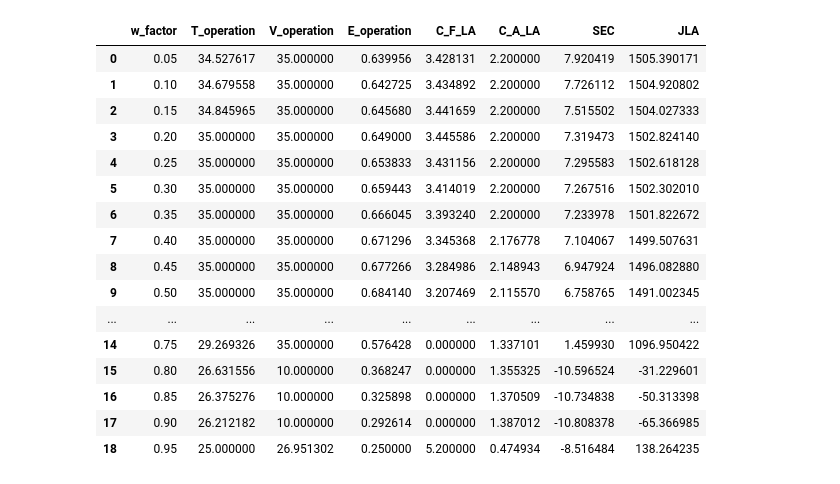
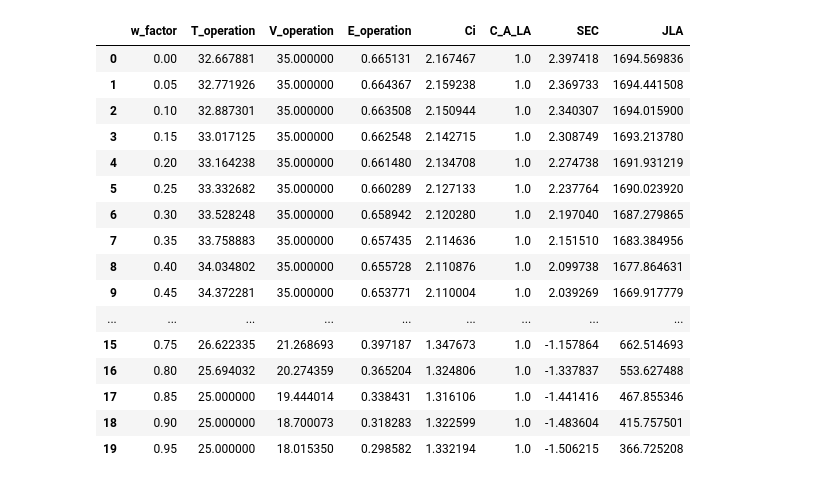
Before and after one commit to 100sjun/repos_python, a Jupyter notebook: Project/BMED/Bayesian Optimization_BMED.ipynb, the cells around one changed output. Drawn from its saved outputs; the diff is of its cells as text; code cells hidden in the pictures.

```diff
--- a/Project/BMED/Bayesian Optimization_BMED.ipynb
+++ b/Project/BMED/Bayesian Optimization_BMED.ipynb
@@ -43,0 +38,14 @@ Y = CVs.values
+# %%
+# Delclarate the dataframe
+df_MB_columns = ['T_operation','V_operation','E_operation','t_operation2','C_i','C_F_LA','C_A_LA','C_B_LA','V_F','V_A','V_B']
+df_MB = raw_Data[df_MB_columns]
+df_MB2 = df_MB.copy()
+df_MB2['dCF'], df_MB2['dCA'], df_MB2['dCB'] = df_MB['C_i'] - df_MB['C_F_LA'], df_MB['C_A_LA'], df_MB['C_B_LA']
+df_MB2['dVF'], df_MB2['dVA'], df_MB2['dVB'] = df_MB['V_F'] - 1, df_MB['V_A'] - 1, df_MB['V_B'] - 2
+
+# Data Set declaration
+X = df_MB2[['T_operation','V_operation','E_operation','t_operation2','C_i']].values
+Y = df_MB2[['dCF','dCA','dCB','dVF','dVA','dVB']].values
+
+# Data split
+X_train, X_test, Y_train, Y_test = train_test_split(X, Y, test_size = 0.2, random_state=42)
@@ -124,7 +341,7 @@ def plot(X, y, model):
     # show the plot
     plt.show()
 # %%
-T, V, E, FLA, ALA = [i[0] for i in X], [i[1] for i in X], [i[2] for i in X], [i[3] for i in X], [i[4] for i in X]
+T, V, E, Ci, ALA = [i[0] for i in X], [i[1] for i in X], [i[2] for i in X], [i[3] for i in X], [i[4] for i in X]
 SEC, JLA = [i[0] for i in Y], [i[1] for i in Y]
 
 # Z-score normalization
@@ -132,7 +349,7 @@ zX = list(range(len(X)))
 zY = list(range(len(Y)))
 
 for i in range(len(zX)):
-    iX = [(T[i]-np.average(T))/np.std(T),(V[i]-np.average(V))/np.std(V),(E[i]-np.average(E))/np.std(E),(FLA[i]-np.average(FLA))/np.std(FLA),(ALA[i]-np.average(ALA))/np.std(ALA)]
+    iX = [(T[i]-np.average(T))/np.std(T),(V[i]-np.average(V))/np.std(V),(E[i]-np.average(E))/np.std(E),(Ci[i]-np.average(Ci))/np.std(Ci),(ALA[i]-np.average(ALA))/np.std(ALA)]
     iY = [(SEC[i]-np.average(SEC))/np.std(SEC),(JLA[i]-np.average(JLA))/np.std(JLA)]
     zX[i], zY[i] = iX, iY
 zX, zY = np.asarray(zX), np.asarray(zY)
@@ -142,7 +359,7 @@ mX = list(range(len(X)))
 mY = list(range(len(Y)))
 
 for i in range(len(mX)):
-    iX = [(T[i]-np.min(T))/(np.max(T)-np.min(T)),(V[i]-np.min(V))/(np.max(V)-np.min(V)),(E[i]-np.min(E))/(np.max(E)-np.min(E)),(FLA[i]-np.min(FLA))/(np.max(FLA)-np.min(FLA)),(ALA[i]-np.min(ALA))/(np.max(ALA)-np.min(ALA))]
+    iX = [(T[i]-np.min(T))/(np.max(T)-np.min(T)),(V[i]-np.min(V))/(np.max(V)-np.min(V)),(E[i]-np.min(E))/(np.max(E)-np.min(E)),(Ci[i]-np.min(Ci))/(np.max(Ci)-np.min(Ci)),(ALA[i]-np.min(ALA))/(np.max(ALA)-np.min(ALA))]
     iY = [(SEC[i]-np.min(SEC))/(np.max(SEC)-np.min(SEC)),(JLA[i]-np.min(JLA))/(np.max(JLA)-np.min(JLA))]
     mX[i], mY[i] = iX, iY
 mX, mY = np.asarray(mX), np.asarray(mY)
@@ -186,7 +403,7 @@ for i in range(len(rs_number)):
 
         return sum(mse_scores_1) / len(mse_scores_1)
 
-    res1 = minimize(alpha_GP1_opt,alp[0],bounds=[(1e-5,10)])
+    res1 = minimize(alpha_GP1_opt,alp[0],bounds=[(1e-10,10)])
     alpha1.append(res1.x)
     fun1.append(res1.fun)
 
@@ -210,7 +427,7 @@ for i in range(len(rs_number)):
         return sum(mse_scores_2) / len(mse_scores_2)
 
 
-    res2 = minimize(alpha_GP2_opt,alp[1],bounds=[(1e-5,10)])
+    res2 = minimize(alpha_GP2_opt,alp[1],bounds=[(1e-10,10)])
     alpha2.append(res2.x)
     fun2.append(res2.fun)
 
@@ -279,17 +496,18 @@ r2_1:0.5387297565959341, r2_2:0.9146400961495481
 # %%
 def func_maximize(x,w):
-    rx = [(x[0]-np.min(T))/(np.max(T)-np.min(T)),(x[1]-np.min(V))/(np.max(V)-np.min(V)),(x[2]-np.min(E))/(np.max(E)-np.min(E)),(x[3]-np.min(FLA))/(np.max(FLA)-np.min(FLA)),(x[4]-np.min(ALA))/(np.max(ALA)-np.min(ALA))]
+    x4 = x[3] * x[4]
+    rx = [(x[0]-np.min(T))/(np.max(T)-np.min(T)),(x[1]-np.min(V))/(np.max(V)-np.min(V)),(x[2]-np.min(E))/(np.max(E)-np.min(E)),(x[3]-np.min(Ci))/(np.max(Ci)-np.min(Ci)),(x4-np.min(ALA))/(np.max(ALA)-np.min(ALA))]
     yhat1 = GPR1.predict([rx], return_std=False)
     yhat2 = GPR2.predict([rx], return_std=False)
     return w*yhat1 + (1-w)*(1-yhat2)
 
 
-w0 = np.arange(0.05,1,0.05)
+w0 = np.arange(0,1,0.05)
 sol = []
 
 for i in w0:
-    x0 = [30, 22.5, 0.625, 2.6, 1.1]
-    bounds = [(25,35),(10,35),(0.25,1),(0,5.2),(0,2.2)]
+    x0 = [30, 22.5, 0.625, 3, 0.5]
+    bounds = [(25,35),(10,35),(0.25,1),(0,3.5),(0,1)]
 
     res = minimize(func_maximize,x0,bounds=bounds,args=(i))
     sol.append(res.x)
@@ -300,6 +518,7 @@ print(sol)
 # %%
-def func_calc(x,w):
-    rx = [(x[0]-np.min(T))/(np.max(T)-np.min(T)),(x[1]-np.min(V))/(np.max(V)-np.min(V)),(x[2]-np.min(E))/(np.max(E)-np.min(E)),(x[3]-np.min(FLA))/(np.max(FLA)-np.min(FLA)),(x[4]-np.min(ALA))/(np.max(ALA)-np.min(ALA))]
+def func_calc(x):
+    x4 = x[3] * x[4]
+    rx = [(x[0]-np.min(T))/(np.max(T)-np.min(T)),(x[1]-np.min(V))/(np.max(V)-np.min(V)),(x[2]-np.min(E))/(np.max(E)-np.min(E)),(x[3]-np.min(Ci))/(np.max(Ci)-np.min(Ci)),(x4-np.min(ALA))/(np.max(ALA)-np.min(ALA))]
     yhat1 = GPR1.predict([rx], return_std=False)
     yhat2 = GPR2.predict([rx], return_std=False)
 
@@ -349,38 +568,38 @@ plt.show()
 # %%
 solution = np.asarray(sol)
 rdf = pd.DataFrame(solution)
 
-rdf.columns = ['T_operation','V_operation','E_operation','C_F_LA','C_A_LA']
+rdf.columns = ['T_operation','V_operation','E_operation','Ci','C_A_LA']
 rdf['w_factor'] = w0
-new_columns = ['w_factor','T_operation','V_operation','E_operation','C_F_LA','C_A_LA']
+new_columns = ['w_factor','T_operation','V_operation','E_operation','Ci','C_A_LA']
 rdf2 = rdf[new_columns]
 
 ans_SEC = np.zeros(len(w0))
 ans_JLA = np.zeros(len(w0))
 
 for i in range(len(w0)):
-    ans = func_calc(sol[i],w0[i])
+    ans = func_calc(sol[i])
     ans_SEC[i] = ans[0][0]
     ans_JLA[i] = ans[1][0]
 rdf3 = rdf2.copy()
 rdf3['SEC'] = np.array(ans_SEC)
 rdf3['JLA'] = np.array(ans_JLA)
 display(rdf3)
 # %% [output]
-|  | w_factor | T_operation | V_operation | E_operation | C_F_LA | C_A_LA | SEC | JLA |
-| 0 | 0.05 | 34.527617 | 35.000000 | 0.639956 | 3.428131 | 2.200000 | 7.920419 | 1505.390171 |
-| 1 | 0.10 | 34.679558 | 35.000000 | 0.642725 | 3.434892 | 2.200000 | 7.726112 | 1504.920802 |
-| 2 | 0.15 | 34.845965 | 35.000000 | 0.645680 | 3.441659 | 2.200000 | 7.515502 | 1504.027333 |
-| 3 | 0.20 | 35.000000 | 35.000000 | 0.649000 | 3.445586 | 2.200000 | 7.319473 | 1502.824140 |
-| 4 | 0.25 | 35.000000 | 35.000000 | 0.653833 | 3.431156 | 2.200000 | 7.295583 | 1502.618128 |
-| 5 | 0.30 | 35.000000 | 35.000000 | 0.659443 | 3.414019 | 2.200000 | 7.267516 | 1502.302010 |
-| 6 | 0.35 | 35.000000 | 35.000000 | 0.666045 | 3.393240 | 2.200000 | 7.233978 | 1501.822672 |
-| 7 | 0.40 | 35.000000 | 35.000000 | 0.671296 | 3.345368 | 2.176778 | 7.104067 | 1499.507631 |
-| 8 | 0.45 | 35.000000 | 35.000000 | 0.677266 | 3.284986 | 2.148943 | 6.947924 | 1496.082880 |
-| 9 | 0.50 | 35.000000 | 35.000000 | 0.684140 | 3.207469 | 2.115570 | 6.758765 | 1491.002345 |
+|  | w_factor | T_operation | V_operation | E_operation | Ci | C_A_LA | SEC | JLA |
+| 0 | 0.00 | 32.667881 | 35.000000 | 0.665131 | 2.167467 | 1.0 | 2.397418 | 1694.569836 |
+| 1 | 0.05 | 32.771926 | 35.000000 | 0.664367 | 2.159238 | 1.0 | 2.369733 | 1694.441508 |
+| 2 | 0.10 | 32.887301 | 35.000000 | 0.663508 | 2.150944 | 1.0 | 2.340307 | 1694.015900 |
+| 3 | 0.15 | 33.017125 | 35.000000 | 0.662548 | 2.142715 | 1.0 | 2.308749 | 1693.213780 |
+| 4 | 0.20 | 33.164238 | 35.000000 | 0.661480 | 2.134708 | 1.0 | 2.274738 | 1691.931219 |
+| 5 | 0.25 | 33.332682 | 35.000000 | 0.660289 | 2.127133 | 1.0 | 2.237764 | 1690.023920 |
+| 6 | 0.30 | 33.528248 | 35.000000 | 0.658942 | 2.120280 | 1.0 | 2.197040 | 1687.279865 |
+| 7 | 0.35 | 33.758883 | 35.000000 | 0.657435 | 2.114636 | 1.0 | 2.151510 | 1683.384956 |
+| 8 | 0.40 | 34.034802 | 35.000000 | 0.655728 | 2.110876 | 1.0 | 2.099738 | 1677.864631 |
+| 9 | 0.45 | 34.372281 | 35.000000 | 0.653771 | 2.110004 | 1.0 | 2.039269 | 1669.917779 |
 | ... | ... | ... | ... | ... | ... | ... | ... | ... |
-| 14 | 0.75 | 29.269326 | 35.000000 | 0.576428 | 0.000000 | 1.337101 | 1.459930 | 1096.950422 |
-| 15 | 0.80 | 26.631556 | 10.000000 | 0.368247 | 0.000000 | 1.355325 | -10.596524 | -31.229601 |
-| 16 | 0.85 | 26.375276 | 10.000000 | 0.325898 | 0.000000 | 1.370509 | -10.734838 | -50.313398 |
-| 17 | 0.90 | 26.212182 | 10.000000 | 0.292614 | 0.000000 | 1.387012 | -10.808378 | -65.366985 |
-| 18 | 0.95 | 25.000000 | 26.951302 | 0.250000 | 5.200000 | 0.474934 | -8.516484 | 138.264235 |
+| 15 | 0.75 | 26.622335 | 21.268693 | 0.397187 | 1.347673 | 1.0 | -1.157864 | 662.514693 |
+| 16 | 0.80 | 25.694032 | 20.274359 | 0.365204 | 1.324806 | 1.0 | -1.337837 | 553.627488 |
+| 17 | 0.85 | 25.000000 | 19.444014 | 0.338431 | 1.316106 | 1.0 | -1.441416 | 467.855346 |
+| 18 | 0.90 | 25.000000 | 18.700073 | 0.318283 | 1.322599 | 1.0 | -1.483604 | 415.757501 |
+| 19 | 0.95 | 25.000000 | 18.015350 | 0.298582 | 1.332194 | 1.0 | -1.506215 | 366.725208 |
```
Also changed, not shown: parts of 28 cells of this notebook.
